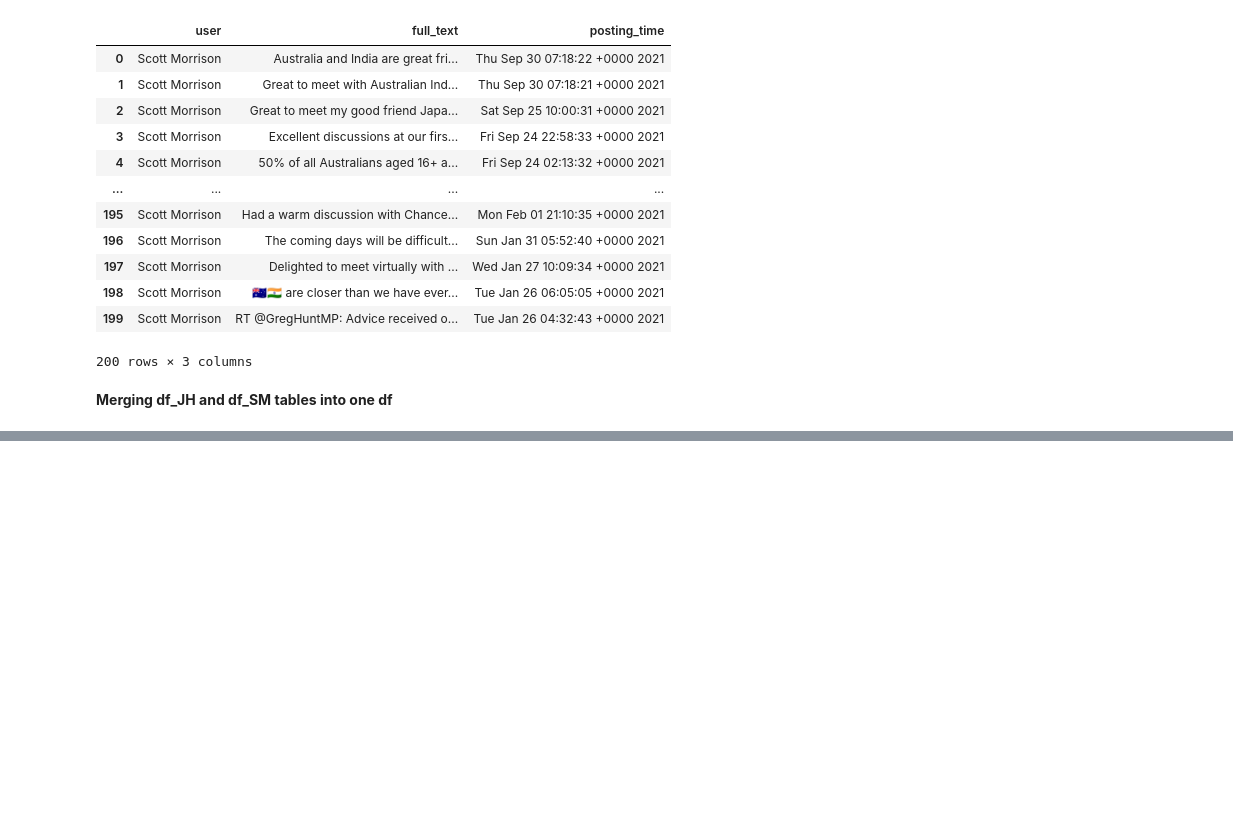
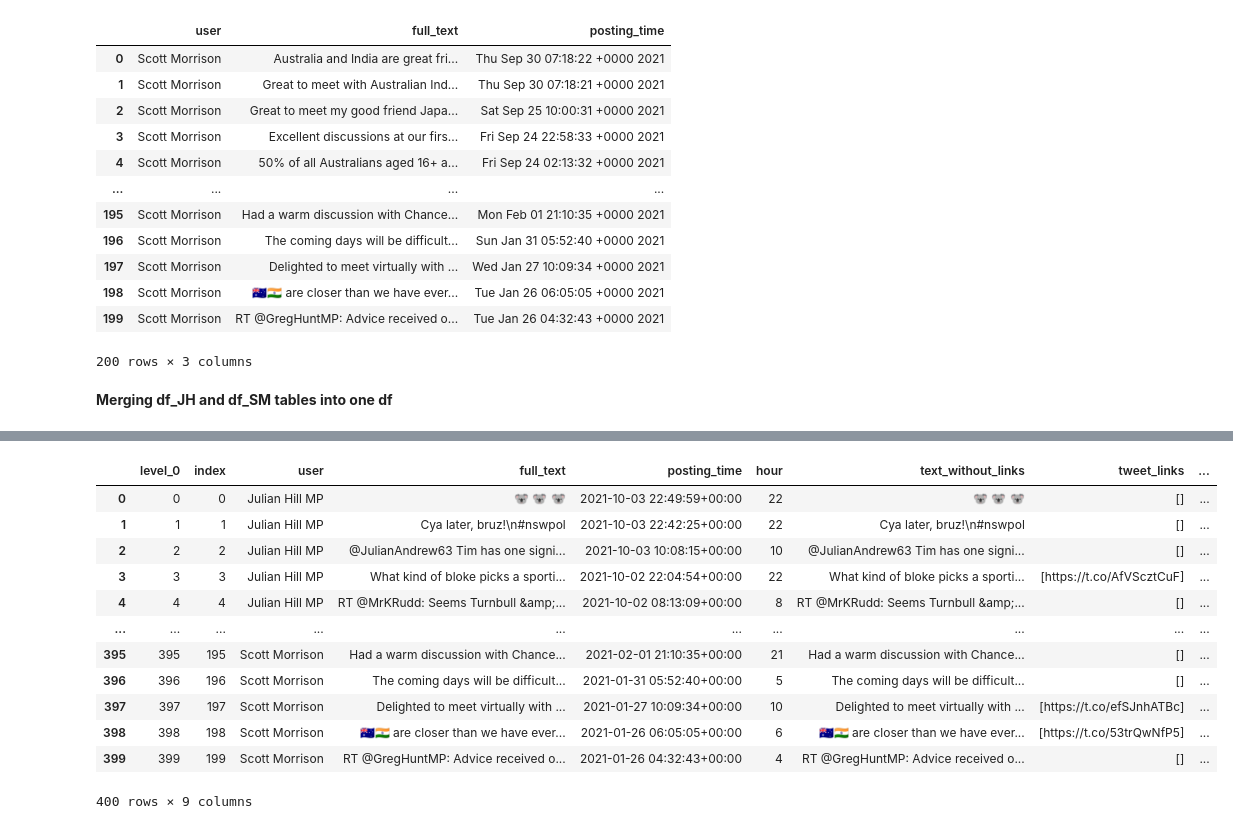
Before and after one commit to mona-piya/Twitter_Analysis, a Jupyter notebook: AssessedTask2.ipynb, the cells around one changed output, grey strips where cells are left out. Cells and saved outputs as stored; diff of their text form; code cells hidden in the pictures; blank space fills up the shorter version.

```diff
--- a/AssessedTask2.ipynb
+++ b/AssessedTask2.ipynb
@@ -155,5 +150,0 @@ df
-# %%
-#ScottMorrisonMP
-df['posting_time'] = pd.to_datetime(df['posting_time'])
-df['hour'] = df['posting_time'].dt.hour
-df
@@ -181,0 +164,3 @@ df['hour'].value_counts().sort_index().plot(kind = 'bar', figsize = (10, 5), lab
+# %%
+df['text_without_links'] = df['full_text'].str.replace('http\S+|www.\S+', '', case = False)
+df
@@ -181,0 +181,3 @@ df['hour'].value_counts().sort_index().plot(kind = 'bar', figsize = (10, 5), lab
+# %%
+df['tweet_links'] = df['full_text'].apply(lambda x: re.findall(r"http\S+|www.\S+", x))
+df
@@ -181,0 +214,18 @@ df['hour'].value_counts().sort_index().plot(kind = 'bar', figsize = (10, 5), lab
+# %%
+df['include_links'] = df['full_text'].apply(lambda x: re.findall(r"http\S+|www.\S+", x)).apply((lambda x: len(x) != 0))
+df = df.reset_index()
+df
+# %% [output]
+|  | level_0 | index | user | full_text | posting_time | hour | text_without_links | tweet_links | ... |
+| 0 | 0 | 0 | Julian Hill MP | 🐨 🐨 🐨 | 2021-10-03 22:49:59+00:00 | 22 | 🐨 🐨 🐨 | [] | ... |
+| 1 | 1 | 1 | Julian Hill MP | Cya later, bruz!\n#nswpol | 2021-10-03 22:42:25+00:00 | 22 | Cya later, bruz!\n#nswpol | [] | ... |
+| 2 | 2 | 2 | Julian Hill MP | @JulianAndrew63 Tim has one signi... | 2021-10-03 10:08:15+00:00 | 10 | @JulianAndrew63 Tim has one signi... | [] | ... |
+| 3 | 3 | 3 | Julian Hill MP | What kind of bloke picks a sporti... | 2021-10-02 22:04:54+00:00 | 22 | What kind of bloke picks a sporti... | [https://t.co/AfVScztCuF] | ... |
+| 4 | 4 | 4 | Julian Hill MP | RT @MrKRudd: Seems Turnbull &amp;... | 2021-10-02 08:13:09+00:00 | 8 | RT @MrKRudd: Seems Turnbull &amp;... | [] | ... |
+| ... | ... | ... | ... | ... | ... | ... | ... | ... | ... |
+| 395 | 395 | 195 | Scott Morrison | Had a warm discussion with Chance... | 2021-02-01 21:10:35+00:00 | 21 | Had a warm discussion with Chance... | [] | ... |
+| 396 | 396 | 196 | Scott Morrison | The coming days will be difficult... | 2021-01-31 05:52:40+00:00 | 5 | The coming days will be difficult... | [] | ... |
+| 397 | 397 | 197 | Scott Morrison | Delighted to meet virtually with ... | 2021-01-27 10:09:34+00:00 | 10 | Delighted to meet virtually with ... | [https://t.co/efSJnhATBc] | ... |
+| 398 | 398 | 198 | Scott Morrison | 🇦🇺🇮🇳 are closer than we have ever... | 2021-01-26 06:05:05+00:00 | 6 | 🇦🇺🇮🇳 are closer than we have ever... | [https://t.co/53trQwNfP5] | ... |
+| 399 | 399 | 199 | Scott Morrison | RT @GregHuntMP: Advice received o... | 2021-01-26 04:32:43+00:00 | 4 | RT @GregHuntMP: Advice received o... | [] | ... |
+400 rows × 9 columns
```
Also changed, not shown: parts of 41 cells of this notebook.
